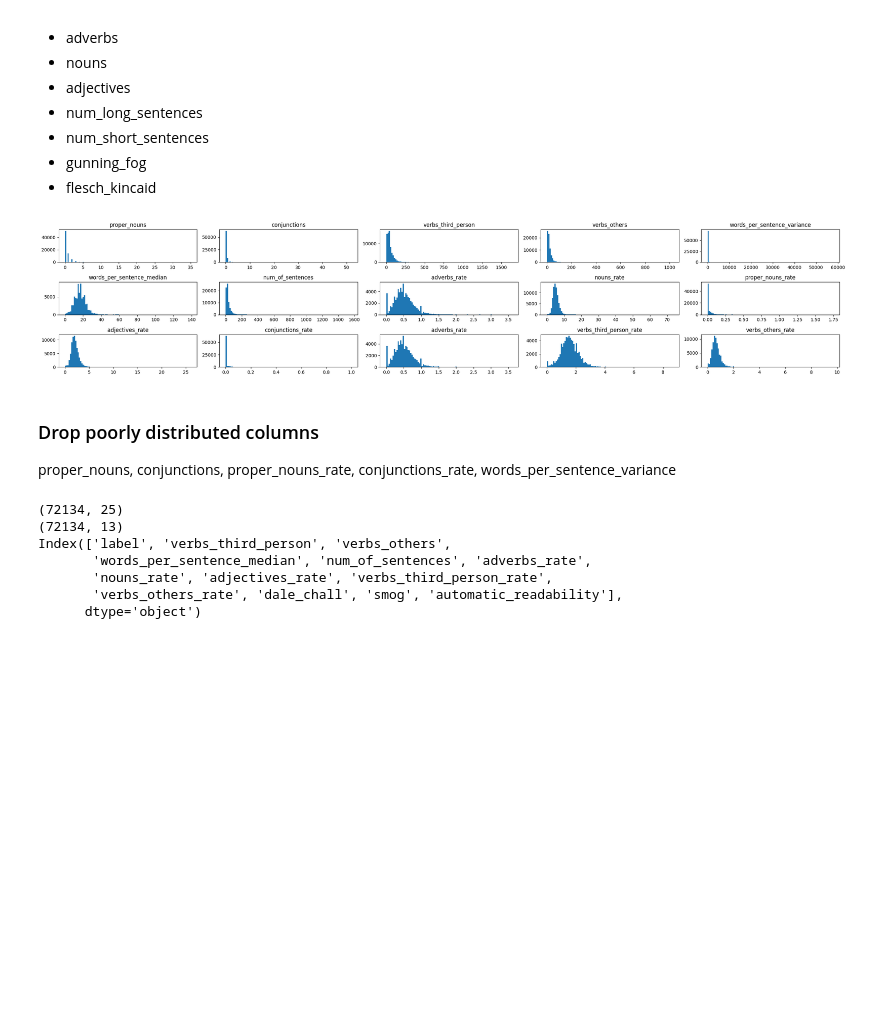
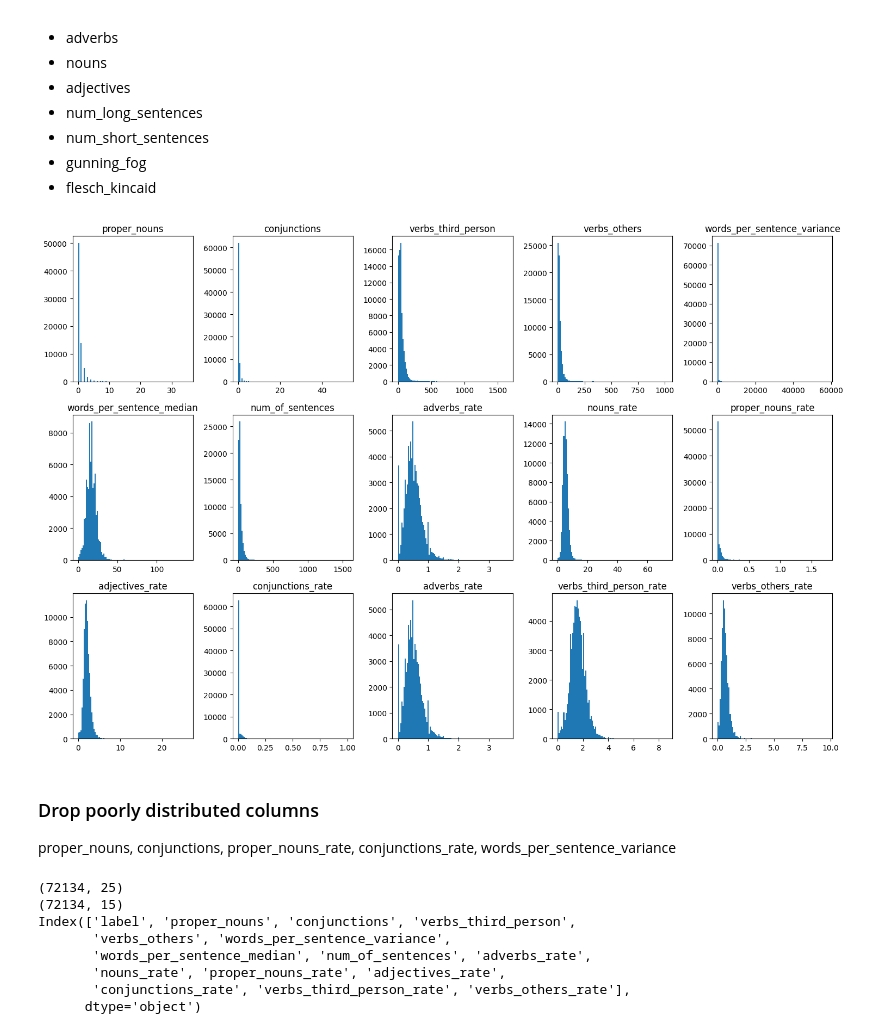
Before and after one commit to johnlim2019/ai-proj, a Jupyter notebook: process_data_readability.ipynb, the cells around one changed output. Cells and saved outputs as stored; diff of their text form; code cells hidden in the pictures; blank space fills up the shorter version.

```diff
--- a/process_data_readability.ipynb
+++ b/process_data_readability.ipynb
@@ -322,7 +325,7 @@ Drop the following columns
 # %%
 # check the distribution of the different variables
 
-fig, axs = plt.subplots(3,5, figsize=(25, 5))
+fig, axs = plt.subplots(3,5, figsize=(15,10))
 
 axs[0,0].hist(df_features["proper_nouns"], bins=100)
 axs[0,0].set_title("proper_nouns")
@@ -334,34 +337,34 @@ axs[0,3].hist(df_features["verbs_others"], bins=100)
 axs[0,3].set_title("verbs_others")
 axs[0,4].hist(df_features["words_per_sentence_variance"], bins=100)
 axs[0,4].set_title("words_per_sentence_variance")
 axs[1,0].hist(df_features["words_per_sentence_median"], bins=100)
 axs[1,0].set_title("words_per_sentence_median")
 axs[1,1].hist(df_features["num_of_sentences"], bins=100)
 axs[1,1].set_title("num_of_sentences")
 axs[1,2].hist(df_features["adverbs_rate"], bins=100)
 axs[1,2].set_title("adverbs_rate")
 axs[1,3].hist(df_features["nouns_rate"], bins=100)
 axs[1,3].set_title("nouns_rate")
 axs[1,4].hist(df_features["proper_nouns_rate"], bins=100)
 axs[1,4].set_title("proper_nouns_rate")
 axs[2,0].hist(df_features["adjectives_rate"], bins=100)
 axs[2,0].set_title("adjectives_rate")
 axs[2,1].hist(df_features["conjunctions_rate"], bins=100)
 axs[2,1].set_title("conjunctions_rate")
 axs[2,2].hist(df_features["adverbs_rate"], bins=100)
 axs[2,2].set_title("adverbs_rate")
 axs[2,3].hist(df_features["verbs_third_person_rate"], bins=100)
 axs[2,3].set_title("verbs_third_person_rate")
 axs[2,4].hist(df_features["verbs_others_rate"], bins=100)
 axs[2,4].set_title("verbs_others_rate")
 
 # Adjusting the layout to ensure that the subplots do not overlap
 plt.tight_layout()
 
 # Displaying the figure with all subplots
 plt.show()
 # %% [output]
-[figure, old version]
+[figure, new version]
 # %% [markdown]
 ### Drop poorly distributed columns
 proper_nouns, conjunctions, proper_nouns_rate, conjunctions_rate, words_per_sentence_variance
@@ -375,7 +378,10 @@ df_pos_clean = df_features.drop(
         "num_long_sentences",
         "num_short_sentences",
         "gunning_fog",
-        "flesch_kincaid"
+        "flesch_kincaid",
+        "dale_chall",
+        "smog",
+        "automatic_readability"
     ]
 )
 print(df_pos_clean.shape)
@@ -385,9 +391,10 @@ df_pos_clean.to_pickle("./data/content_features_cv.pkl")
 df_pos_clean.to_csv("./data/content_features_cv.csv")
 # %% [output]
 (72134, 25)
-(72134, 13)
-Index(['label', 'verbs_third_person', 'verbs_others',
+(72134, 15)
+Index(['label', 'proper_nouns', 'conjunctions', 'verbs_third_person',
+       'verbs_others', 'words_per_sentence_variance',
        'words_per_sentence_median', 'num_of_sentences', 'adverbs_rate',
-       'nouns_rate', 'adjectives_rate', 'verbs_third_person_rate',
-       'verbs_others_rate', 'dale_chall', 'smog', 'automatic_readability'],
+       'nouns_rate', 'proper_nouns_rate', 'adjectives_rate',
+       'conjunctions_rate', 'verbs_third_person_rate', 'verbs_others_rate'],
       dtype='object')
```
Also changed, not shown: parts of 2 cells of this notebook.
